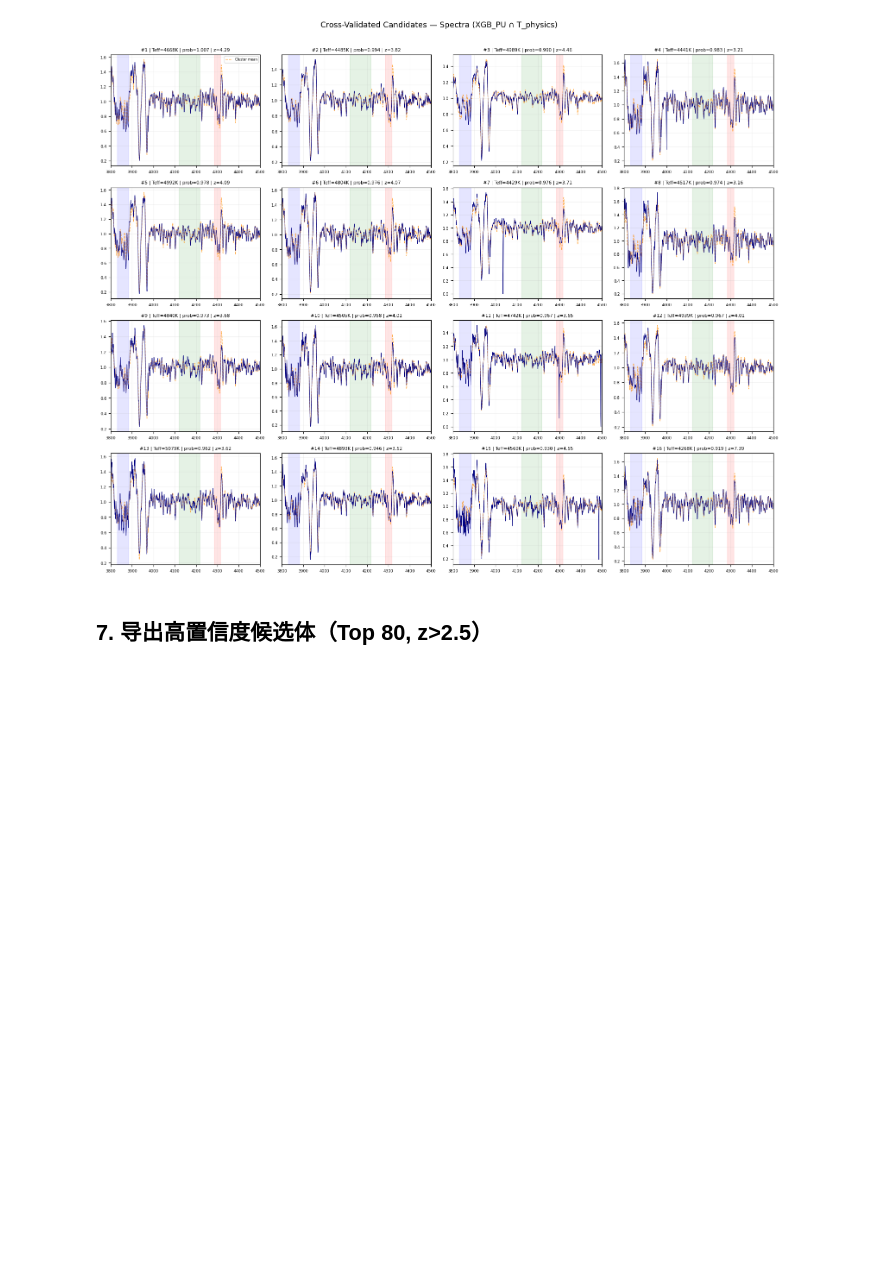
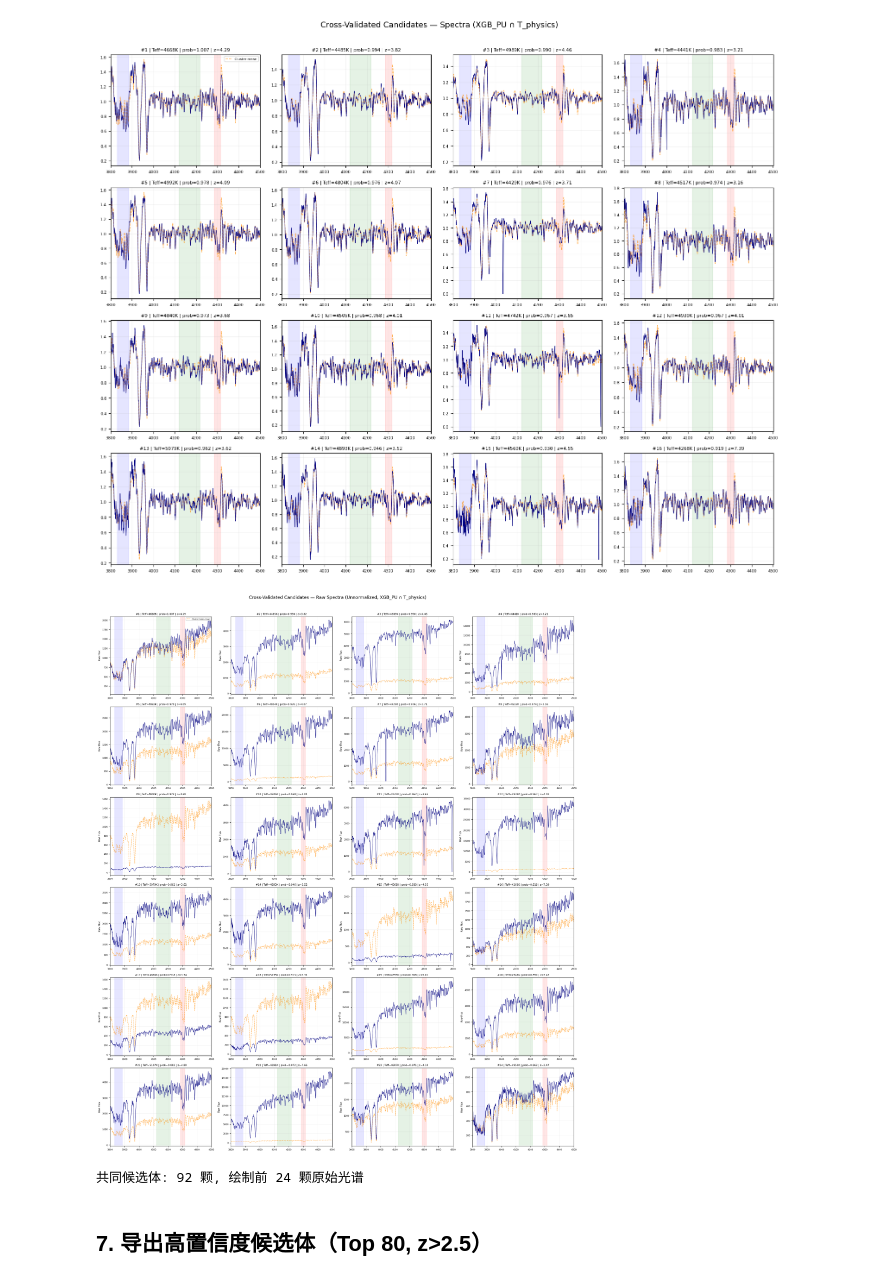
Before and after one commit to Qiqi532/Lamost-CNstar, a Jupyter notebook: PhaseSummary/03_ML_XGB/ML_XGB_PU.ipynb, the cells around one changed output. Saved outputs shown, nothing was run; the diff lists cells and outputs as text; code cells hidden in the pictures; blank space fills up the shorter version.

```diff
--- a/PhaseSummary/03_ML_XGB/ML_XGB_PU.ipynb
+++ b/PhaseSummary/03_ML_XGB/ML_XGB_PU.ipynb
@@ -971,6 +960,80 @@ else:
   XGB_PU prob 范围: 0.276 — 1.007
   Teff 范围: 4268 — 5206 K
 [figure]
+# %%
+# 共同候选体原始光谱可视化 (未归一化)
+# X_raw 为共享缓存数据，与 X_clean 对齐，可直接使用
+
+common_cands = xv_result['matched_a']
+n_common = len(common_cands)
+
+if n_common == 0:
+    print('没有共同候选体，跳过原始光谱可视化。')
+else:
+    common_uids = set(common_cands['uid'].values)
+    common_mask = stars_clean['uid'].isin(common_uids)
+    common_stars = stars_clean.loc[common_mask].copy()
+    common_stars = common_stars.sort_values('xgb_pu_prob', ascending=False)
+
+    n_top = min(24, len(common_stars))
+    n_cols = 4
+    n_rows = (n_top + n_cols - 1) // n_cols
+
+    # 从 X_raw 预计算每个簇的平均原始光谱
+    cluster_raw_mean = {}
+    for cid in common_stars['masked_cluster_id'].unique():
+        cmask = stars_clean['masked_cluster_id'] == cid
+        cmask_idx = stars_clean.index[cmask]
+        cluster_raw_mean[cid] = np.nanmedian(X_raw[cmask_idx], axis=0)
+
+    # ── 绘图 ──
+    fig, axes = plt.subplots(n_rows, n_cols, figsize=(5 * n_cols, 3.8 * n_rows))
+    if n_rows == 1:
+        axes = axes.reshape(1, -1)
+    axes_flat = axes.flatten()
+
+    for i in range(n_top):
+        ax = axes_flat[i]
+        star = common_stars.iloc[i]
+        idx_in_clean = star.name
+        raw_flux = X_raw[idx_in_clean]
+
+        # 簇内平均原始光谱
+        cid = star['masked_cluster_id']
+        if cid in cluster_raw_mean:
+            ax.plot(common_wave, cluster_raw_mean[cid], color='darkorange',
+                    linewidth=1.0, linestyle='--', alpha=0.7, label='Cluster mean (raw)')
+
+        ax.plot(common_wave, raw_flux, color='navy', linewidth=0.7)
+
+        # CN 波段高亮
+        for l1, l2, c in [(3830, 3883, 'blue'), (4120, 4216, 'green'), (4285, 4315, 'red')]:
+            ax.axvspan(l1, l2, alpha=0.10, color=c, zorder=0)
+
+        prob = star['xgb_pu_prob']
+        z = star['xgb_pu_zscore']
+        teff = star['teff']
+        ax.set_title(f'#{i+1} | Teff={teff:.0f}K | prob={prob:.3f} | z={z:.2f}', fontsize=7.5)
+        ax.set_xlim(3800, 4500)
+        ax.set_ylabel('Raw Flux', fontsize=7)
+        ax.tick_params(labelsize=6.5)
+        ax.grid(alpha=0.15)
+
+        if i == 0:
+            ax.legend(fontsize=5.5, loc='upper right')
+
+    for j in range(n_top, len(axes_flat)):
+        axes_flat[j].axis('off')
+
+    fig.suptitle('Cross-Validated Candidates — Raw Spectra (Unnormalized, XGB_PU ∩ T_physics)',
+                 fontsize=13, y=1.01)
+    plt.tight_layout()
+    plt.savefig(str(_PROJECT_ROOT / 'PhaseSummary/03_ML_XGB/common_candidates_raw_spectra.png'),
+                dpi=150, bbox_inches='tight')
+    plt.show()
+# %% [output]
+[figure, added]
+共同候选体: 92 颗, 绘制前 24 颗原始光谱
 # %% [markdown]
 ## 7. 导出高置信度候选体（Top 80, z>2.5）
 # %%
```
Also changed, not shown: parts of 10 cells of this notebook, 9 other files.
